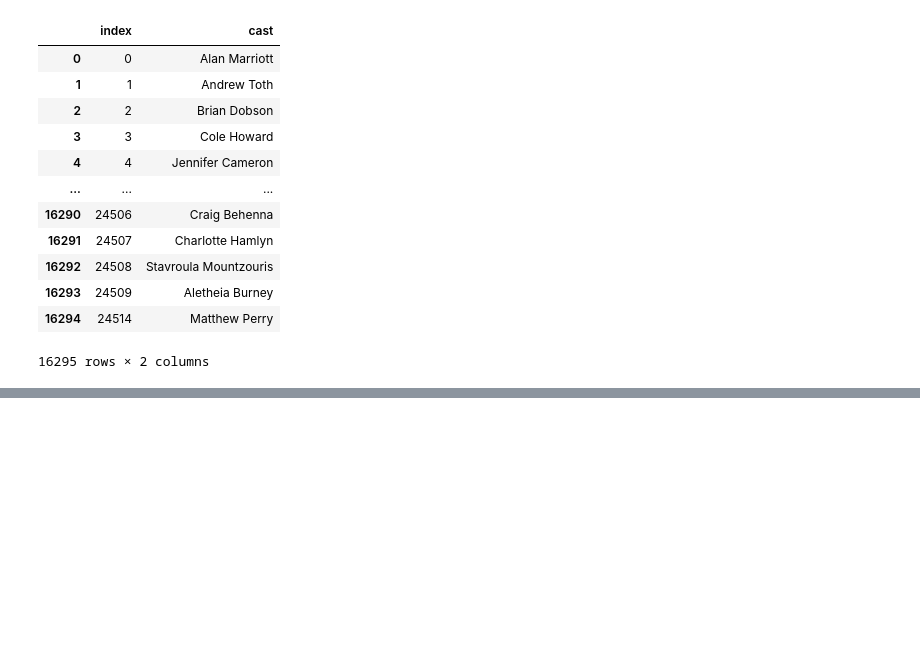
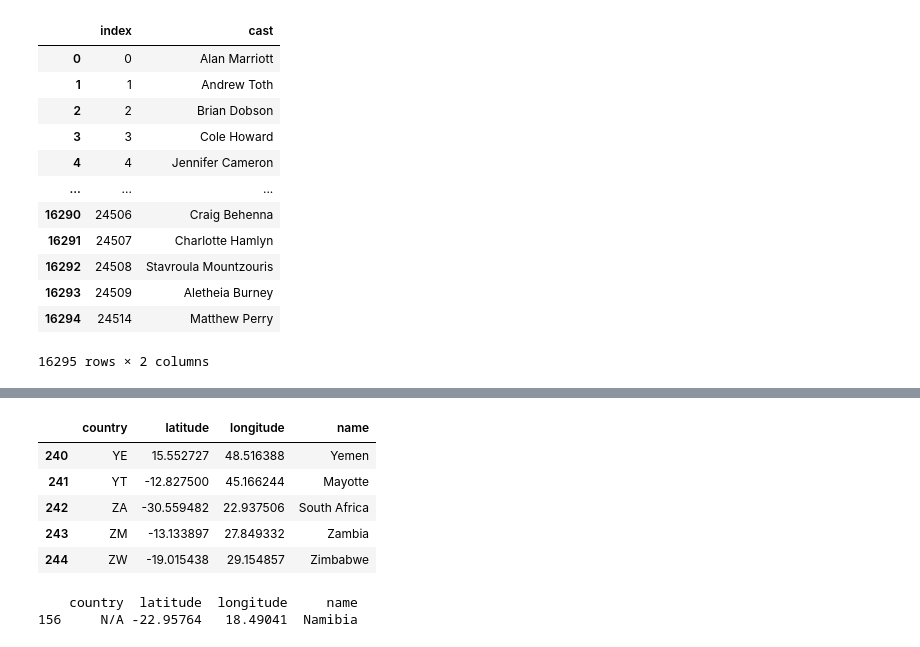
Before and after one commit to ahmadfarouk/ETL-Project, a Jupyter notebook: Project-2-Local.ipynb, the cells around one changed output, grey strips where cells are left out. Cells and saved outputs as stored; diff of their text form; code cells hidden in the pictures; blank space fills up the shorter version.

```diff
--- a/Project-2-Local.ipynb
+++ b/Project-2-Local.ipynb
@@ -237,0 +295,11 @@ for cols in cast_df['cast']:
+# %%
+input_file= os.path.join("countries.csv")
+Country_df=pd.read_csv('countries.csv', encoding = 'utf8')
+Country_df.tail()
+# %% [output]
+|  | country | latitude | longitude | name |
+| 240 | YE | 15.552727 | 48.516388 | Yemen |
+| 241 | YT | -12.827500 | 45.166244 | Mayotte |
+| 242 | ZA | -30.559482 | 22.937506 | South Africa |
+| 243 | ZM | -13.133897 | 27.849332 | Zambia |
+| 244 | ZW | -19.015438 | 29.154857 | Zimbabwe |
@@ -237,0 +308,8 @@ for cols in cast_df['cast']:
+# %%
+fill_values = {'country':"N/A"}
+Country_df.fillna(value=fill_values, inplace=True)
+
+print(Country_df.loc[Country_df['name']== 'Namibia'])
+# %% [output]
+    country  latitude  longitude     name
+156     N/A -22.95764   18.49041  Namibia
```
Also changed, not shown: parts of 6 cells of this notebook, 1 other file.
